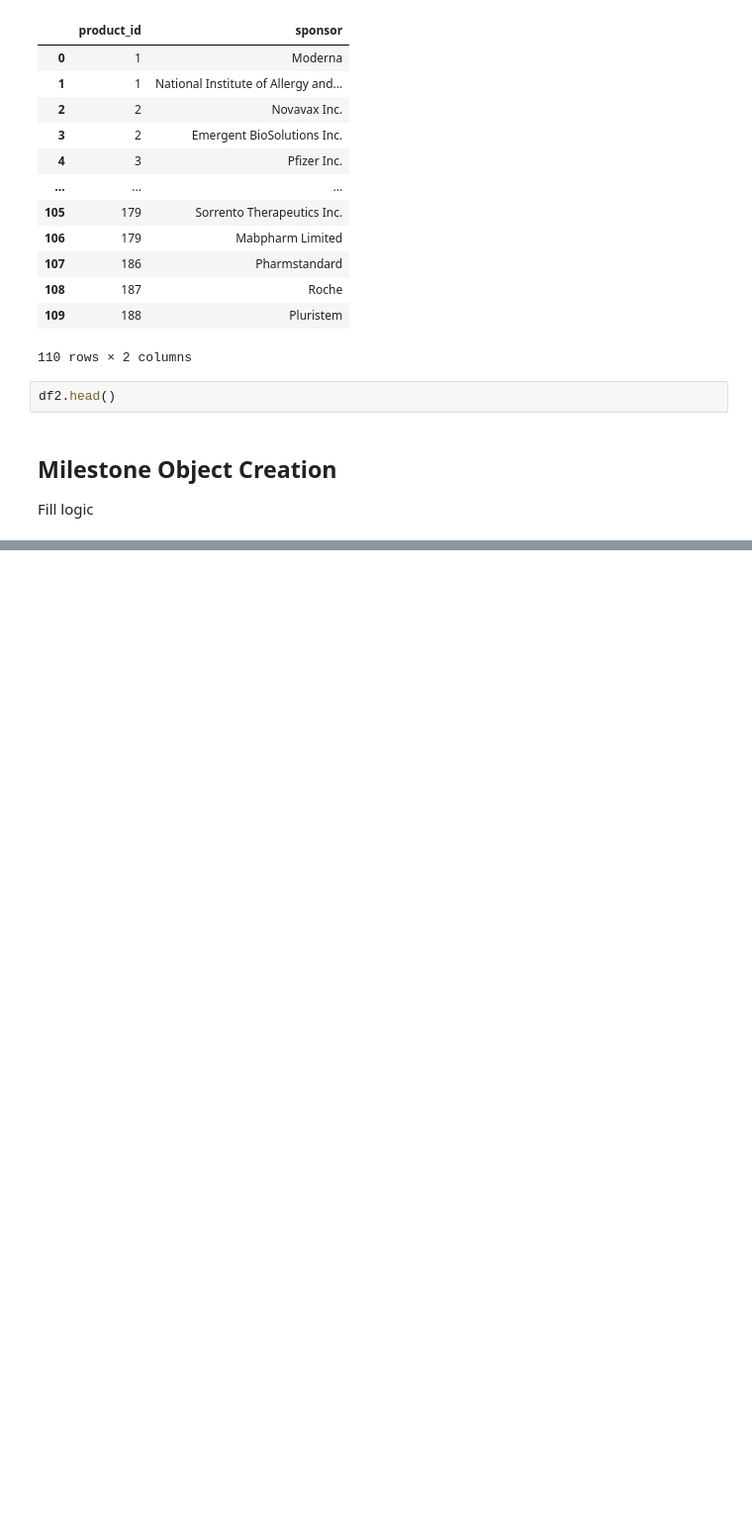
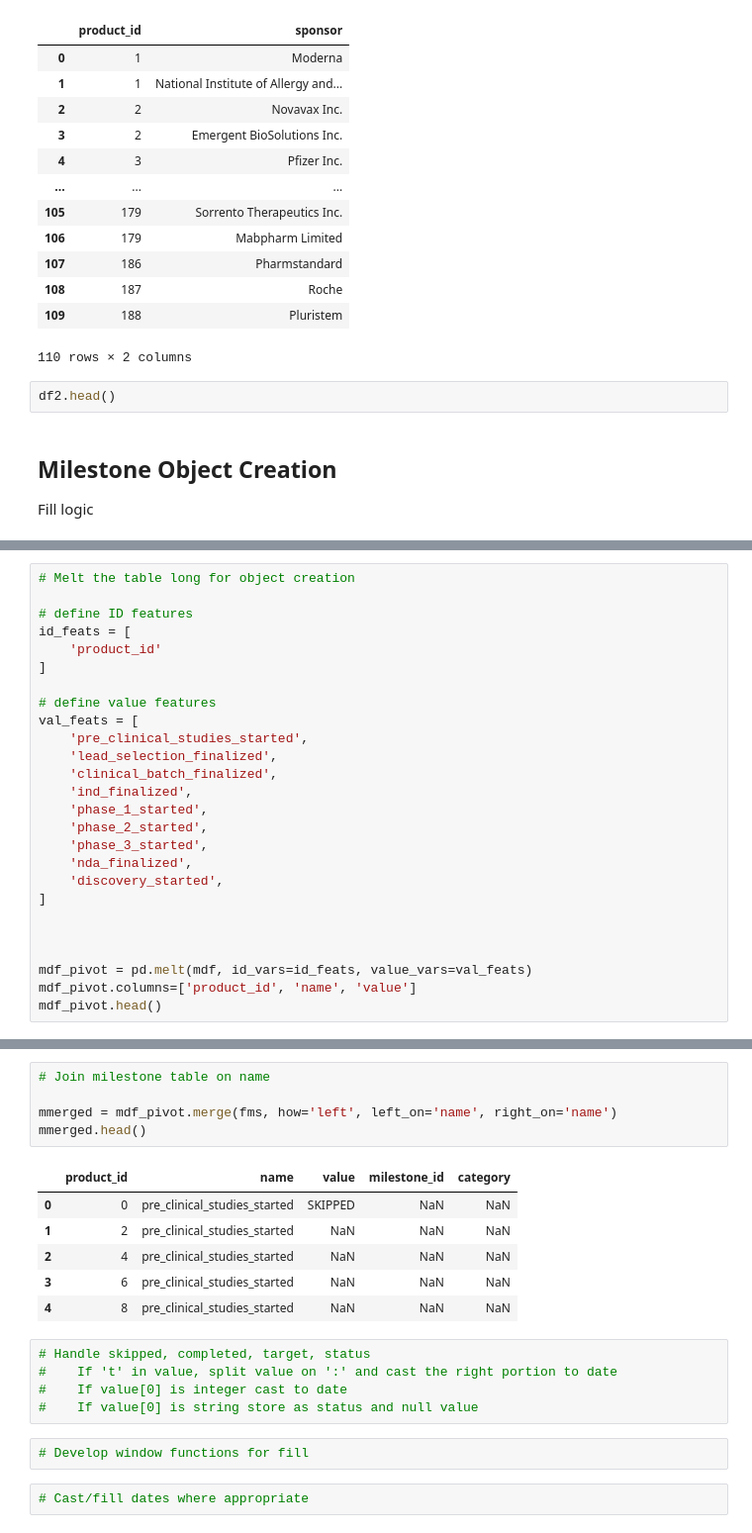
Before and after one commit to c19-rnd-dashboard/py-api-vac-rnd-dash, a Jupyter notebook: data/vaccines/Clean HelpWithCovid Vaccines.ipynb, the cells around one changed output, grey strips where cells are left out. Shown at 99% size. Cells and saved outputs as stored; diff of their text form; blank space fills up the shorter version.

```diff
--- a/data/vaccines/Clean HelpWithCovid Vaccines.ipynb
+++ b/data/vaccines/Clean HelpWithCovid Vaccines.ipynb
@@ -586,0 +739,26 @@ df2
+# %%
+# Melt the table long for object creation
+
+# define ID features
+id_feats = [
+    'product_id'
+]
+
+# define value features
+val_feats = [
+    'pre_clinical_studies_started',
+    'lead_selection_finalized',
+    'clinical_batch_finalized',
+    'ind_finalized',
+    'phase_1_started',
+    'phase_2_started',
+    'phase_3_started',
+    'nda_finalized',
+    'discovery_started',
+]
+
+
+
+mdf_pivot = pd.melt(mdf, id_vars=id_feats, value_vars=val_feats)
+mdf_pivot.columns=['product_id', 'name', 'value']
+mdf_pivot.head()
@@ -586,0 +772,21 @@ df2
+# %%
+# Join milestone table on name
+
+mmerged = mdf_pivot.merge(fms, how='left', left_on='name', right_on='name')
+mmerged.head()
+# %% [output]
+|  | product_id | name | value | milestone_id | category |
+| 0 | 0 | pre_clinical_studies_started | SKIPPED | NaN | NaN |
+| 1 | 2 | pre_clinical_studies_started | NaN | NaN | NaN |
+| 2 | 4 | pre_clinical_studies_started | NaN | NaN | NaN |
+| 3 | 6 | pre_clinical_studies_started | NaN | NaN | NaN |
+| 4 | 8 | pre_clinical_studies_started | NaN | NaN | NaN |
+# %%
+# Handle skipped, completed, target, status
+#    If 't' in value, split value on ':' and cast the right portion to date
+#    If value[0] is integer cast to date
+#    If value[0] is string store as status and null value
+# %%
+# Develop window functions for fill
+# %%
+# Cast/fill dates where appropriate
```
Also changed, not shown: parts of 10 cells of this notebook, 5 other files.
